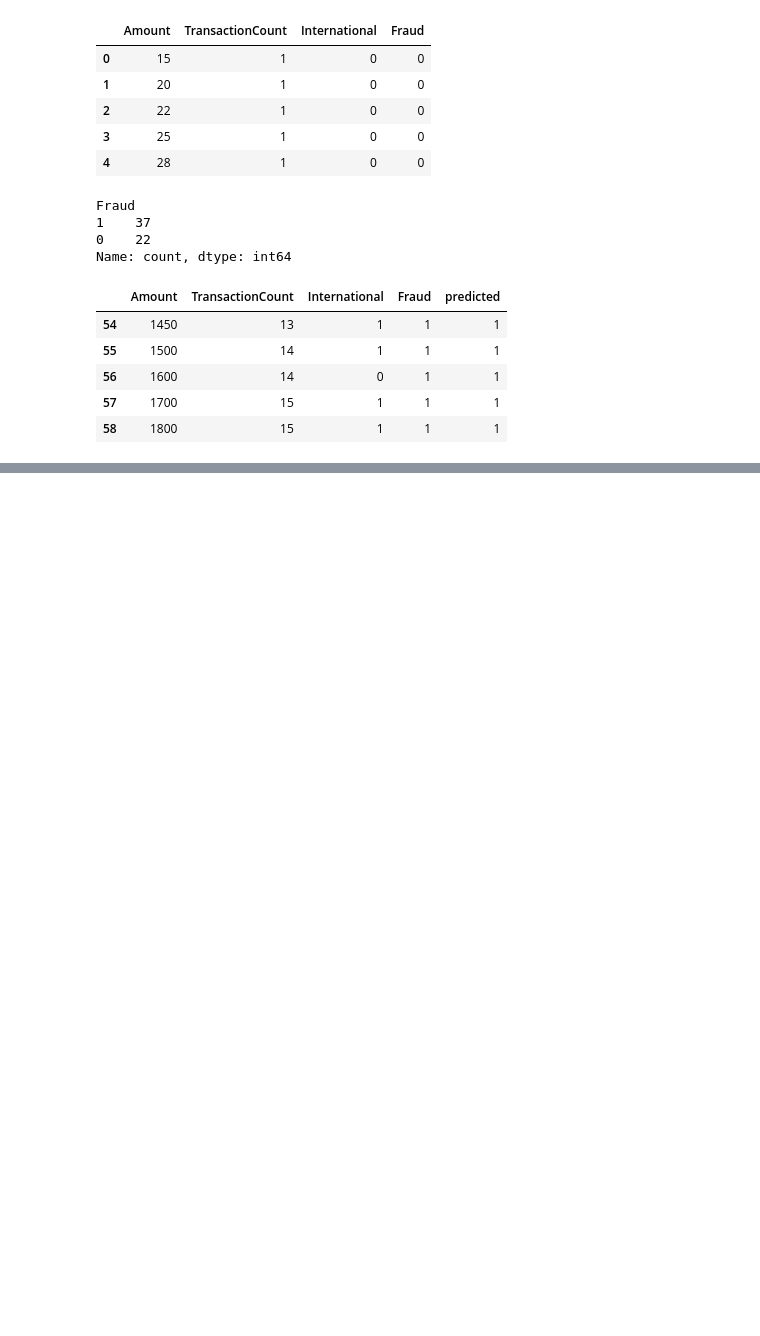
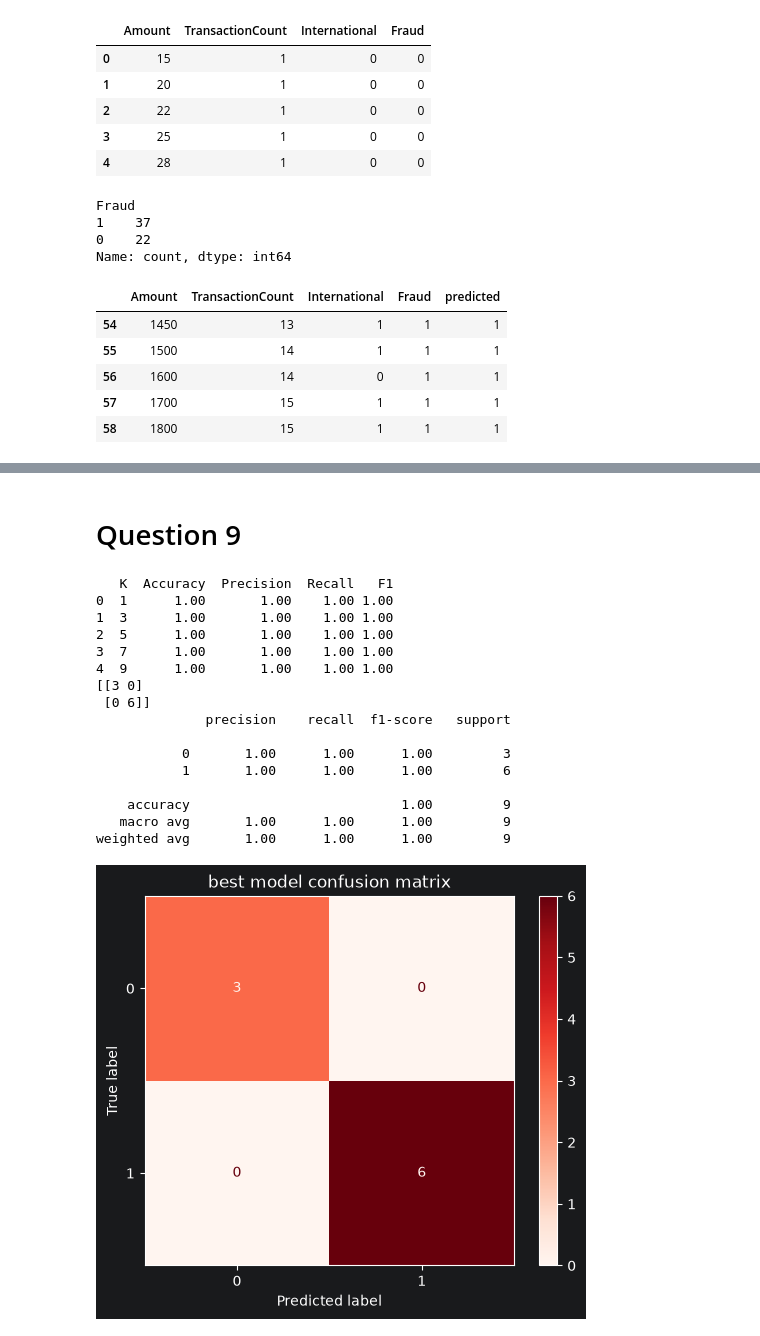
Before and after one commit to mrpanigale/Maktab-AI-145, a Jupyter notebook: CWs/week7/cw_w7.ipynb, the cells around one changed output, grey strips where cells are left out. Saved outputs shown, nothing was run; the diff lists cells and outputs as text; code cells hidden in the pictures; blank space fills up the shorter version.

```diff
--- a/CWs/week7/cw_w7.ipynb
+++ b/CWs/week7/cw_w7.ipynb
@@ -216,0 +1547,52 @@ Name: count, dtype: int64
+# %% [markdown]
+# Question 9
+# %%
+rows = []
+for k in [1, 3, 5, 7, 9]:
+    model = KNeighborsClassifier(n_neighbors=k)
+    model.fit(X_train, y_train)
+    y_pred = model.predict(X_test)
+    rows.append(
+        [
+            k,
+            accuracy_score(y_test, y_pred),
+            precision_score(y_test, y_pred),
+            recall_score(y_test, y_pred),
+            f1_score(y_test, y_pred),
+        ]
+    )
+
+scores = pd.DataFrame(rows, columns=["K", "Accuracy", "Precision", "Recall", "F1"])
+print(scores)
+
+best_model = KNeighborsClassifier(n_neighbors=3)
+best_model.fit(X_train, y_train)
+y_pred = best_model.predict(X_test)
+
+cm = confusion_matrix(y_test, y_pred)
+cr = classification_report(y_test, y_pred)
+print(cm)
+print(cr)
+
+disp = ConfusionMatrixDisplay(confusion_matrix=cm)
+disp.plot(cmap="Reds")
+plt.title("best model confusion matrix")
+plt.show()
+# %% [output]
+   K  Accuracy  Precision  Recall   F1
+0  1      1.00       1.00    1.00 1.00
+1  3      1.00       1.00    1.00 1.00
+2  5      1.00       1.00    1.00 1.00
+3  7      1.00       1.00    1.00 1.00
+4  9      1.00       1.00    1.00 1.00
+[[3 0]
+ [0 6]]
+              precision    recall  f1-score   support
+
+           0       1.00      1.00      1.00         3
+           1       1.00      1.00      1.00         6
+
+    accuracy                           1.00         9
+   macro avg       1.00      1.00      1.00         9
+weighted avg       1.00      1.00      1.00         9
+[figure, added]
```
Also changed, not shown: parts of 13 cells of this notebook.
